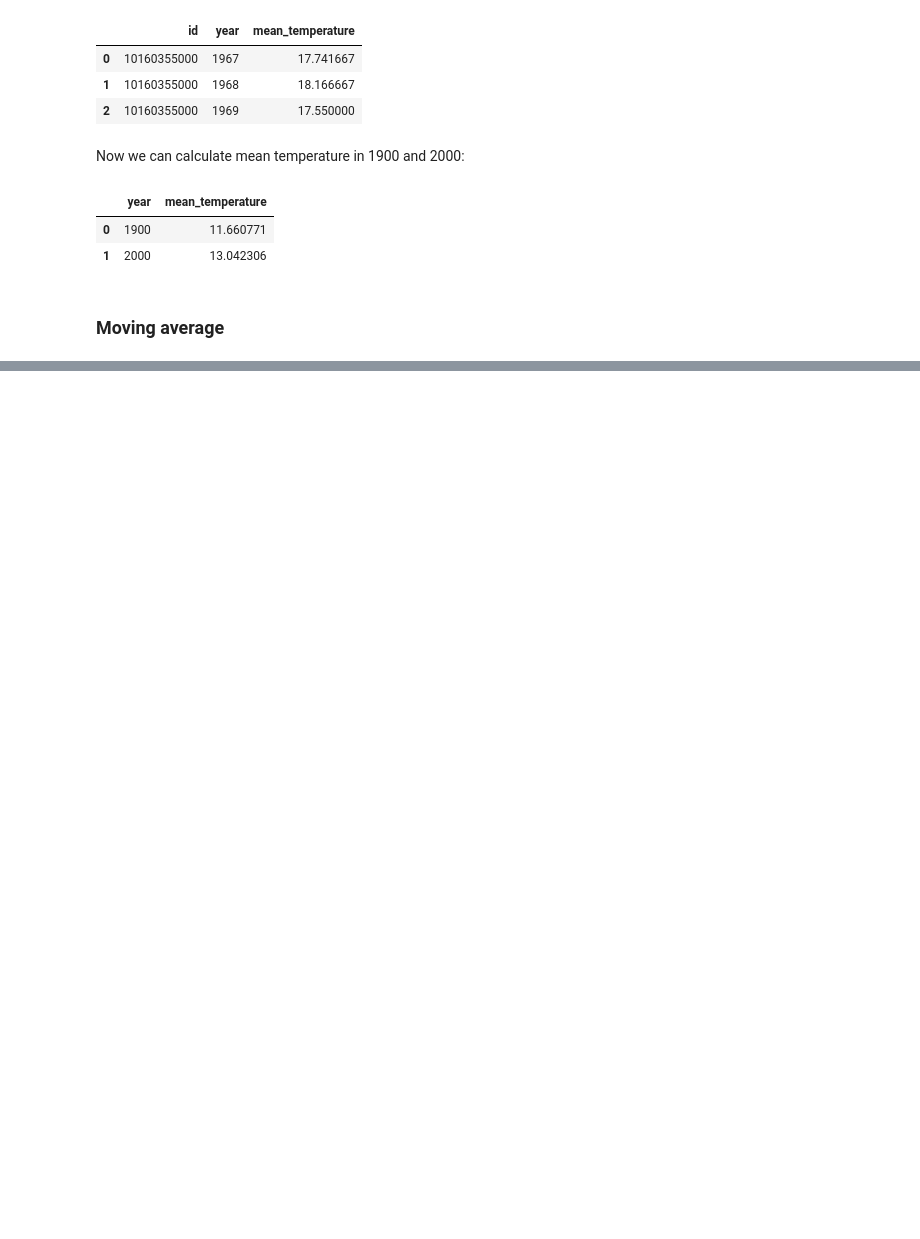
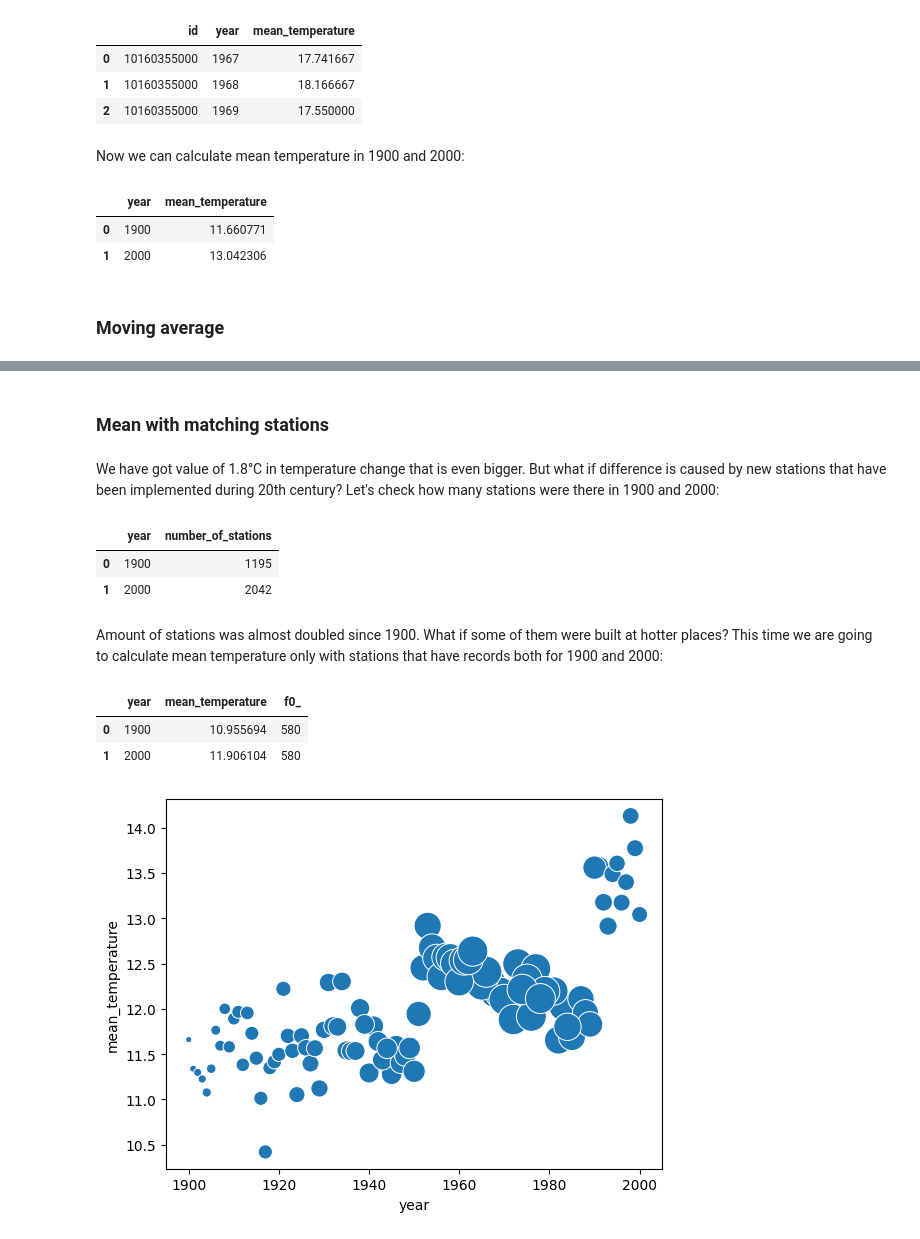
Before and after one commit to Eugeniy-Makarevich/Global-Historical-Climatology-Network, a Jupyter notebook: bigquery.ipynb, the cells around one changed output, grey strips where cells are left out. Saved outputs shown, nothing was run; the diff lists cells and outputs as text; code cells hidden in the pictures; blank space fills up the shorter version.

```diff
--- a/bigquery.ipynb
+++ b/bigquery.ipynb
@@ -136,13 +135,60 @@ query_job.to_dataframe().head()
+# %% [markdown]
+### Mean with matching stations
+# %% [markdown]
+We have got value of 1.8°C in temperature change that is even bigger. But what if difference is caused by new stations that have been implemented during 20th century? Let's check how many stations were there in 1900 and 2000:
+# %%
+query_3 = """{}
+             SELECT year, COUNT(1) AS number_of_stations
+             FROM annual_mean
+             WHERE year IN (1900,2000)
+             GROUP BY year
+             ORDER BY year
+           """.format(query_annual_mean)
+query_job = client.query(query_3)
+query_job.to_dataframe().head()
+# %% [output]
+|  | year | number_of_stations |
+| 0 | 1900 | 1195 |
+| 1 | 2000 | 2042 |
+# %% [markdown]
+Amount of stations was almost doubled since 1900. What if some of them were built at hotter places? This time we are going to calculate mean temperature only with stations that have records both for 1900 and 2000:
+# %%
+query_4 = """{},
+             moving_avg AS(
+             SELECT year,AVG(AVG(mean_temperature)) OVER
+                        (ORDER BY year DESC ROWS BETWEEN 5 PRECEDING AND 5 FOLLOWING) as mean_temperature,
+                        COUNT(id)
+             FROM annual_mean
+             WHERE id IN (SELECT id
+                          FROM annual_mean
+                          WHERE year = 2000 AND
+                                id IN
+                                    (SELECT id
+                                     FROM annual_mean
+                                     WHERE year = 1900))
+             GROUP BY year)
+             SELECT *
+             FROM moving_avg
+             WHERE year IN (1900,2000)
+             ORDER BY year
+              """.format(query_annual_mean)
+query_job = client.query(query_4)
+query_job.to_dataframe().head()
+# %% [output]
+|  | year | mean_temperature | f0_ |
+| 0 | 1900 | 10.955694 | 580 |
+| 1 | 2000 | 11.906104 | 580 |
 # %%
-query = """
-        SELECT year,AVG(value1/100.0 ) AS mean_temperature,COUNT(1) as number_of_stations
-        FROM `bigquery-public-data.ghcn_m.ghcnm_tavg`
-        WHERE  value1 <> -9999 AND
-               year BETWEEN 1900 AND 2000
+query = """{}
+        SELECT year,AVG(mean_temperature ) AS mean_temperature,COUNT(1) as number_of_stations
+        FROM annual_mean
+        WHERE  year BETWEEN 1900 AND 2000
         GROUP BY year
-           """
+           """.format(query_annual_mean)
 query_job = client.query(query)
 data = query_job.to_dataframe()
 sns.scatterplot(data=data, x="year", y="mean_temperature",
-                size="number_of_stations", legend=False, sizes=(20, 200))
+                size="number_of_stations", legend=False, sizes=(20, 500))
 plt.show()
+# %% [output]
+[figure, added]
```
Also changed, not shown: parts of 6 cells of this notebook.
